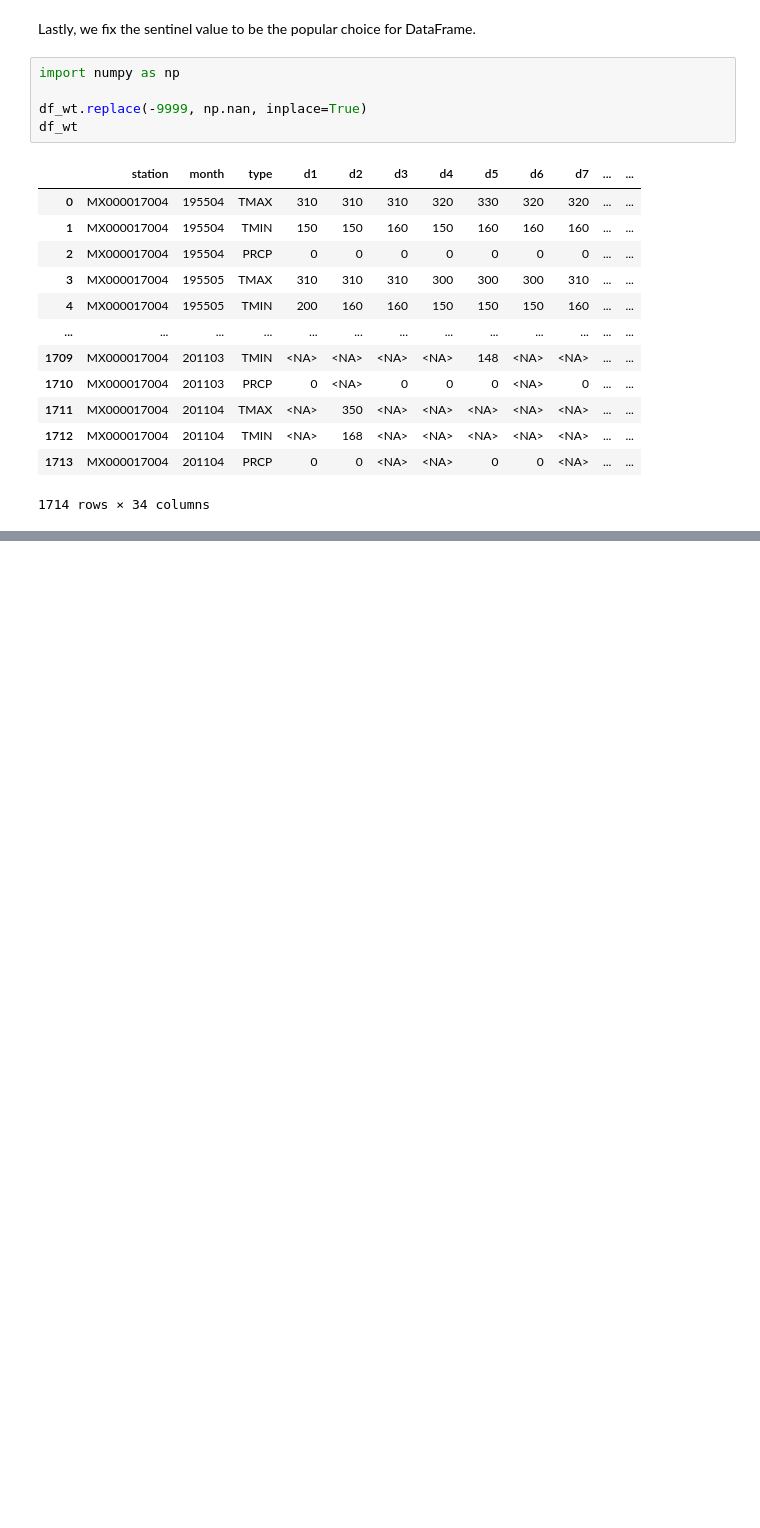
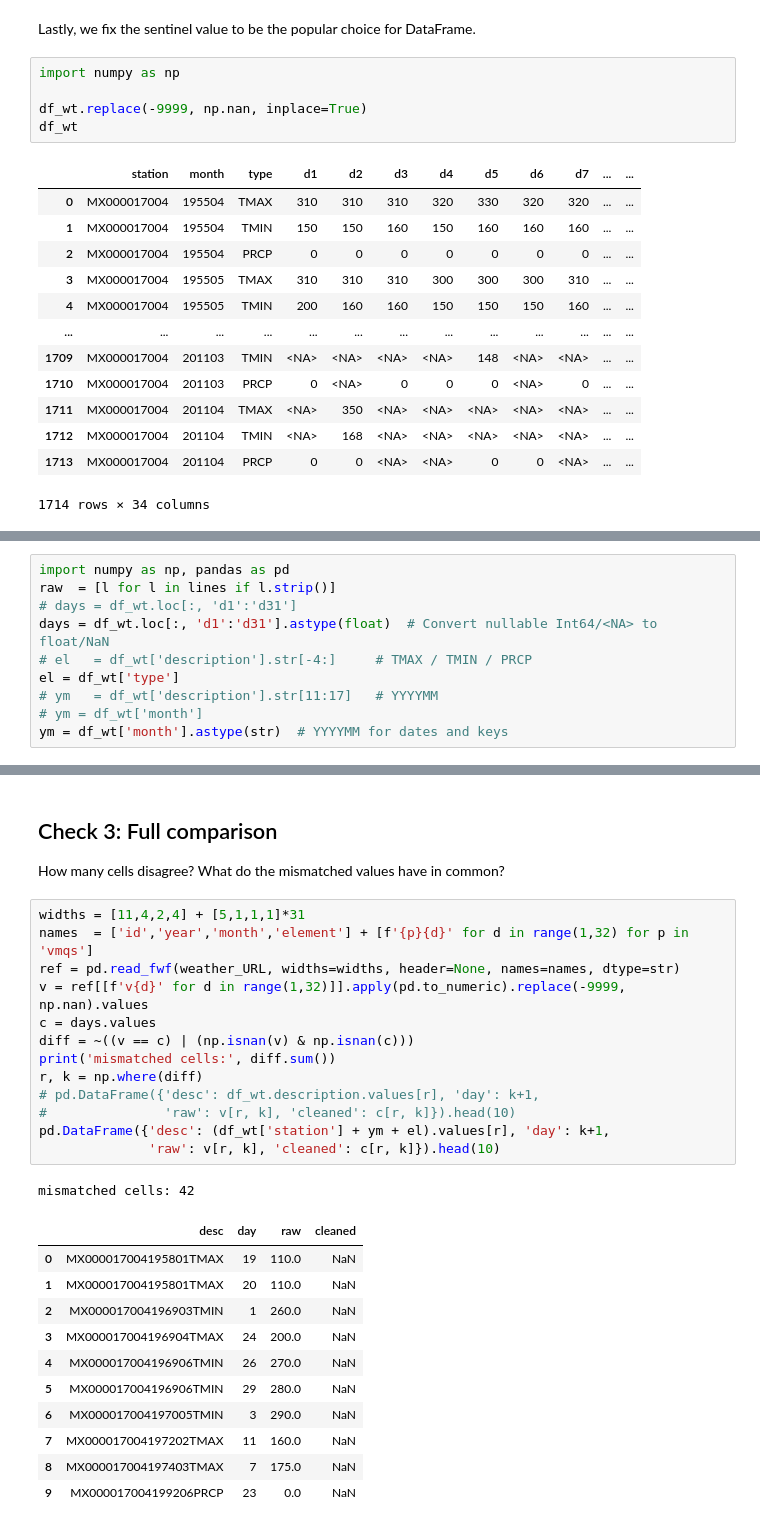
Before and after one commit to jiraroj-wir/MUIC-ICCS261-Principles-of-Data-Science, a Jupyter notebook: Copy_of_loading_legacy_data.ipynb, the cells around one changed output, grey strips where cells are left out. Cells and saved outputs as stored; diff of their text form; blank space fills up the shorter version.

```diff
--- a/Copy_of_loading_legacy_data.ipynb
+++ b/Copy_of_loading_legacy_data.ipynb
@@ -289,0 +292,10 @@ df_wt
+# %%
+import numpy as np, pandas as pd
+raw  = [l for l in lines if l.strip()]
+# days = df_wt.loc[:, 'd1':'d31']
+days = df_wt.loc[:, 'd1':'d31'].astype(float)  # Convert nullable Int64/<NA> to float/NaN
+# el   = df_wt['description'].str[-4:]     # TMAX / TMIN / PRCP
+el = df_wt['type']
+# ym   = df_wt['description'].str[11:17]   # YYYYMM
+# ym = df_wt['month']
+ym = df_wt['month'].astype(str)  # YYYYMM for dates and keys
@@ -289,0 +334,30 @@ df_wt
+# %% [markdown]
+## Check 3: Full comparison
+
+How many cells disagree? What do the mismatched values have in common?
+# %%
+widths = [11,4,2,4] + [5,1,1,1]*31
+names  = ['id','year','month','element'] + [f'{p}{d}' for d in range(1,32) for p in 'vmqs']
+ref = pd.read_fwf(weather_URL, widths=widths, header=None, names=names, dtype=str)
+v = ref[[f'v{d}' for d in range(1,32)]].apply(pd.to_numeric).replace(-9999, np.nan).values
+c = days.values
+diff = ~((v == c) | (np.isnan(v) & np.isnan(c)))
+print('mismatched cells:', diff.sum())
+r, k = np.where(diff)
+# pd.DataFrame({'desc': df_wt.description.values[r], 'day': k+1,
+#               'raw': v[r, k], 'cleaned': c[r, k]}).head(10)
+pd.DataFrame({'desc': (df_wt['station'] + ym + el).values[r], 'day': k+1,
+              'raw': v[r, k], 'cleaned': c[r, k]}).head(10)
+# %% [output]
+mismatched cells: 42
+|  | desc | day | raw | cleaned |
+| 0 | MX000017004195801TMAX | 19 | 110.0 | NaN |
+| 1 | MX000017004195801TMAX | 20 | 110.0 | NaN |
+| 2 | MX000017004196903TMIN | 1 | 260.0 | NaN |
+| 3 | MX000017004196904TMAX | 24 | 200.0 | NaN |
+| 4 | MX000017004196906TMIN | 26 | 270.0 | NaN |
+| 5 | MX000017004196906TMIN | 29 | 280.0 | NaN |
+| 6 | MX000017004197005TMIN | 3 | 290.0 | NaN |
+| 7 | MX000017004197202TMAX | 11 | 160.0 | NaN |
+| 8 | MX000017004197403TMAX | 7 | 175.0 | NaN |
+| 9 | MX000017004199206PRCP | 23 | 0.0 | NaN |
```
Also changed, not shown: parts of 17 cells of this notebook, 1 other file.
